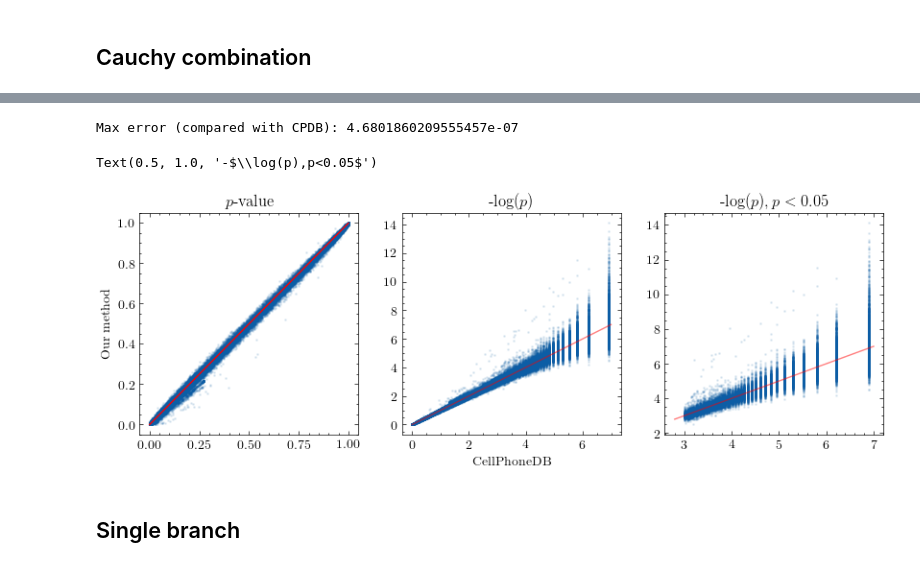
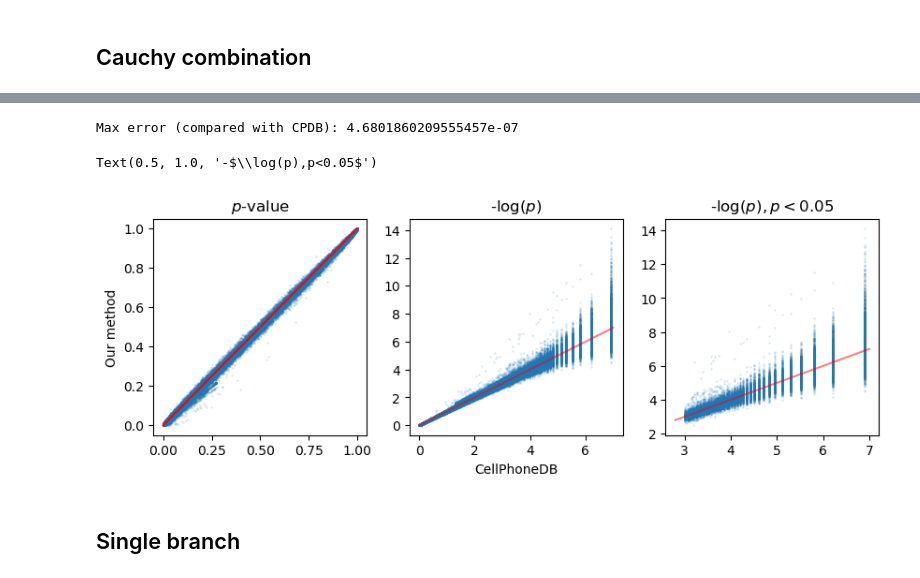
Before and after one commit to Svvord/FastCCC, a Jupyter notebook: fastcci_tutorial.ipynb, the cells around one changed output, grey strips where cells are left out. Saved outputs shown, nothing was run; the diff lists cells and outputs as text; code cells hidden in the pictures.

```diff
--- a/fastcci_tutorial.ipynb
+++ b/fastcci_tutorial.ipynb
@@ -97,44 +97,44 @@ import glob
 import pandas as pd
 import matplotlib.pyplot as plt
 import numpy as np
-import scienceplots
+# import scienceplots
 
-file = sorted(glob.glob('./results/*Quantile_0.9_Minimum_Geometric*.csv'))
+file = sorted(glob.glob('../fastcci_output/*Quantile_Minimum_Geometric*.csv'))
 interactions_strength = pd.read_csv(file[0], index_col=0, header=0)
 percents_analysis = pd.read_csv(file[1], index_col=0, header=0)
 pvals = pd.read_csv(file[2], index_col=0, header=0)
 
 error = (
     interactions_strength.values -
-    pd.read_csv('./examples/1k_t20_qt_multiply/statistical_analysis_means_06_10_2024_205606.txt', sep='\t', index_col=0).iloc[:,10:].T.values)
+    pd.read_csv('../examples/1k_t20_qt_multiply/statistical_analysis_means_06_10_2024_205606.txt', sep='\t', index_col=0).iloc[:,10:].T.values)
 print("Max error (compared with CPDB):",np.max(np.abs(error)))
 
 
-plt.style.use('science')
-gt_df = pd.read_csv('./examples/1k_t20_qt_multiply/statistical_analysis_pvalues_06_10_2024_205606.txt', sep='\t', index_col=0).iloc[:,10:].T
+# plt.style.use('science')
+gt_df = pd.read_csv('../examples/1k_t20_qt_multiply/statistical_analysis_pvalues_06_10_2024_205606.txt', sep='\t', index_col=0).iloc[:,10:].T
 # gt_df = pd.read_csv('./results/method2/statistical_analysis_pvalues_01_23_2024_184314.txt', sep='\t', index_col=0).iloc[:,10:].T
 pgt = gt_df.values[np.where(percents_analysis)]
 est = pvals.values[np.where(percents_analysis)]
 plt.figure(figsize=(10,3))
 plt.subplot(1,3,1)
 plt.scatter(pgt,est,s=1, alpha=0.1)
 plt.plot((0,1),(0,1), c='r')
 plt.ylabel('Our method')
 plt.title('$p$-value')
 plt.subplot(1,3,2)
 plt.scatter(-np.log(pgt), -np.log(est), s=1, alpha=0.1)
 plt.xlabel('CellPhoneDB')
 plt.title('-$\log(p)$')
 plt.plot((0,7),(0,7), c='r', alpha=0.5)
 plt.subplot(1,3,3)
 plt.scatter(-np.log(pgt[pgt<0.05]), -np.log(np.array(est)[pgt<0.05]), s=1, alpha=0.1)
 plt.plot((2.8,7),(2.8,7), c='r', alpha=0.5)
 plt.title('-$\log(p),p<0.05$')
 # plt.savefig('pval.png')
 # %% [output]
 Max error (compared with CPDB): 4.6801860209555457e-07
 Text(0.5, 1.0, '-$\\log(p),p<0.05$')
-[figure, old version]
+[figure, new version]
 # %% [markdown]
 ## Single branch
 # %%
```
Also changed, not shown: parts of 4 cells of this notebook, 2 other files.
